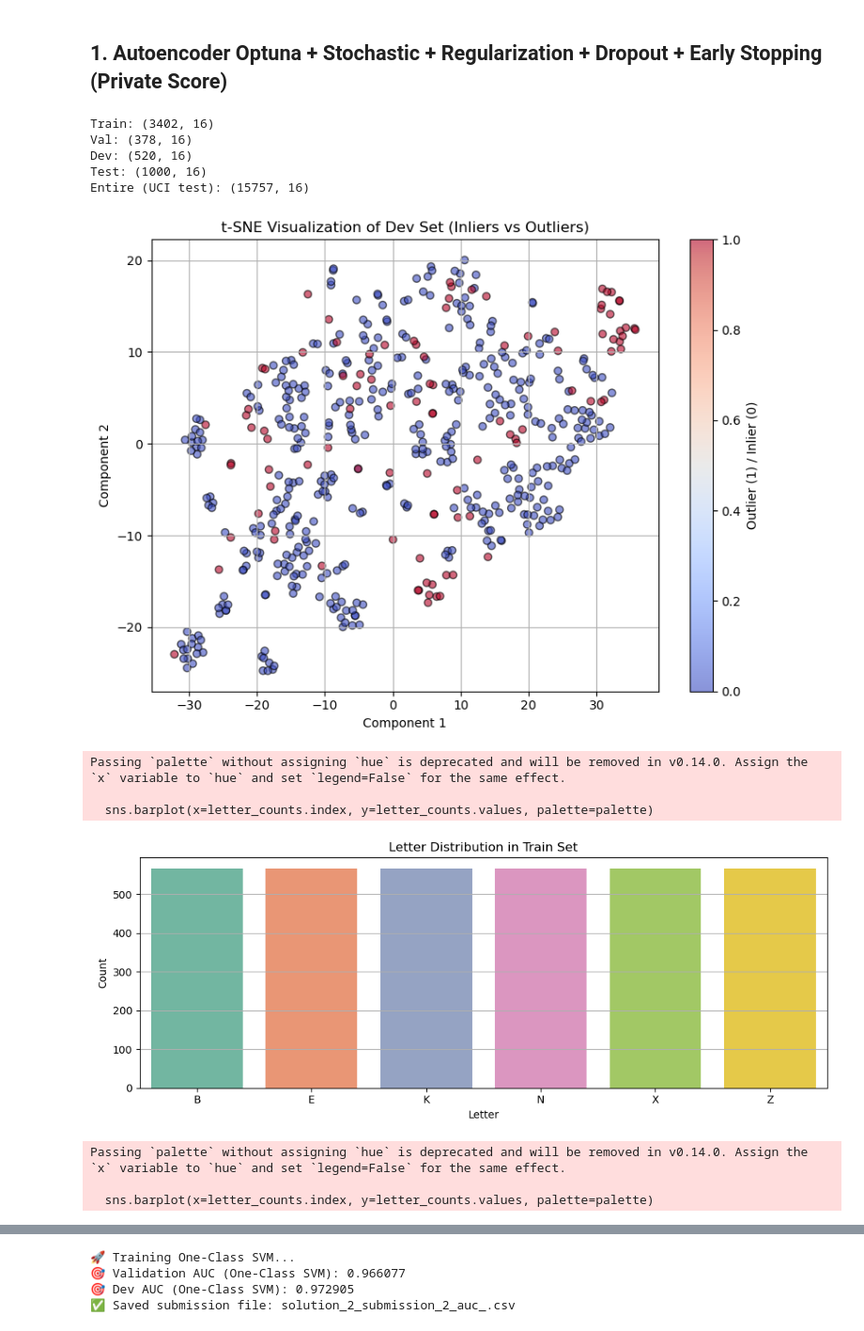
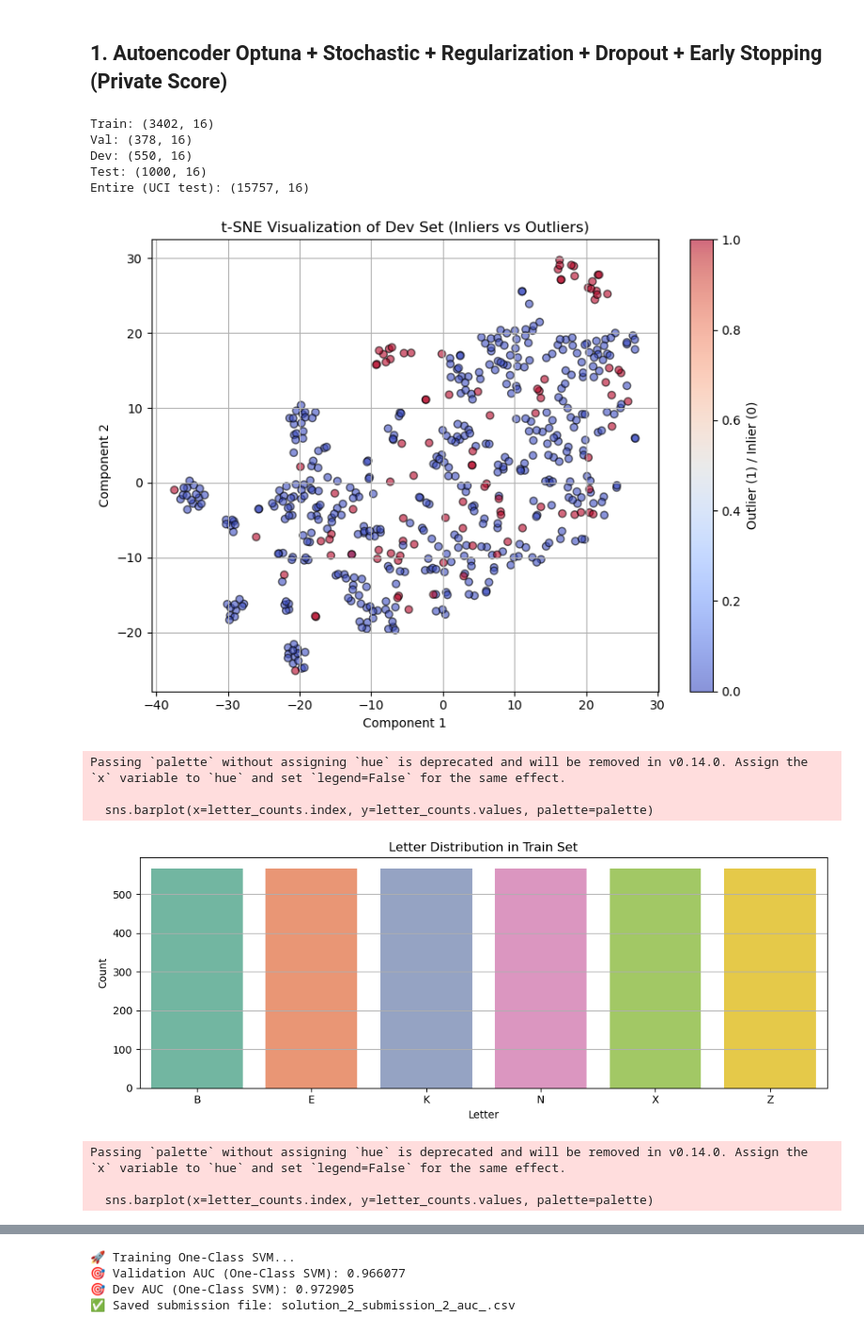
Before and after one commit to MinhBang1000/dat-min-nycu, a Jupyter notebook: HW2_313540015_Solution.ipynb, the cells around one changed output, grey strips where cells are left out. Shown at 94% size. Saved outputs shown, nothing was run; the diff lists cells and outputs as text; code cells hidden in the pictures.

```diff
--- a/HW2_313540015_Solution.ipynb
+++ b/HW2_313540015_Solution.ipynb
@@ -46,7 +46,7 @@ entire_df["is_outlier"] = ~entire_df["lettr"].isin(INLIERS)
 outlier_rows = entire_df[~entire_df["lettr"].isin(INLIERS)]
 n_classes_entire = len(entire_df["lettr"].unique()) - len(train_df["lettr"].unique())
 row_per_class_entire = int(100 // n_classes_entire)
-outlier_part = outlier_rows.groupby('lettr').apply(lambda x: x.sample(n=min(len(x), row_per_class_entire), random_state=SEED)).reset_index(drop=True)
+outlier_part = entire_df.groupby('lettr').apply(lambda x: x.sample(n=min(len(x), row_per_class_entire), random_state=SEED)).reset_index(drop=True)
 dev_set = pd.concat([dev_set, outlier_part], ignore_index=True)
 dev_set["is_outlier"] = ~dev_set["lettr"].isin(INLIERS)
 
@@ -102,35 +102,35 @@ plt.colorbar(label="Outlier (1) / Inlier (0)")
 plt.grid(True)
 plt.tight_layout()
 plt.show()
 
 # ==========================
 # Function to plot bar chart
 # ==========================
 def plot_letter_distribution(df, title, label_column='lettr', figsize=(10, 4), palette='Set2'):
     letter_counts = df[label_column].value_counts().sort_index()
     plt.figure(figsize=figsize)
     sns.barplot(x=letter_counts.index, y=letter_counts.values, palette=palette)
     plt.title(title)
     plt.xlabel("Letter")
     plt.ylabel("Count")
     plt.grid(axis='y')
     plt.tight_layout()
     plt.show()
 
 # ==========================
 # Plot distributions
 # ==========================
 plot_letter_distribution(excluded_train_df, "Letter Distribution in Train Set")
 plot_letter_distribution(val_set, "Letter Distribution in Validation Set")
 plot_letter_distribution(dev_set, "Letter Distribution in Dev Set")
 plot_letter_distribution(entire_df, "Letter Distribution in Entire (UCI) Set")
 # %% [output]
 Train: (3402, 16)
 Val: (378, 16)
-Dev: (520, 16)
+Dev: (550, 16)
 Test: (1000, 16)
 Entire (UCI test): (15757, 16)
-[figure, old version]
+[figure, new version]
 Passing `palette` without assigning `hue` is deprecated and will be removed in v0.14.0. Assign the `x` variable to `hue` and set `legend=False` for the same effect.
 
   sns.barplot(x=letter_counts.index, y=letter_counts.values, palette=palette)
```
Also changed, not shown: parts of 9 cells of this notebook.
